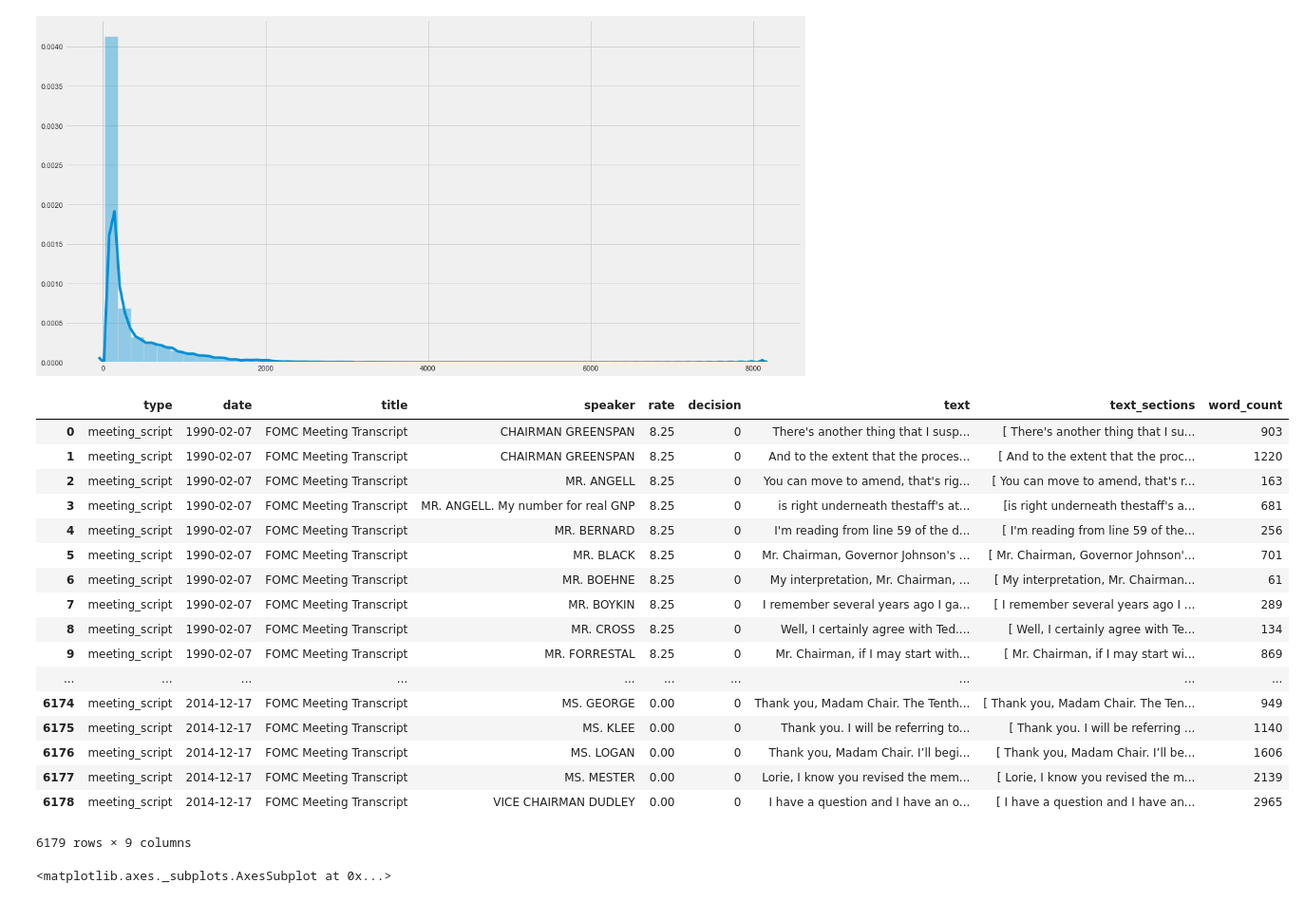
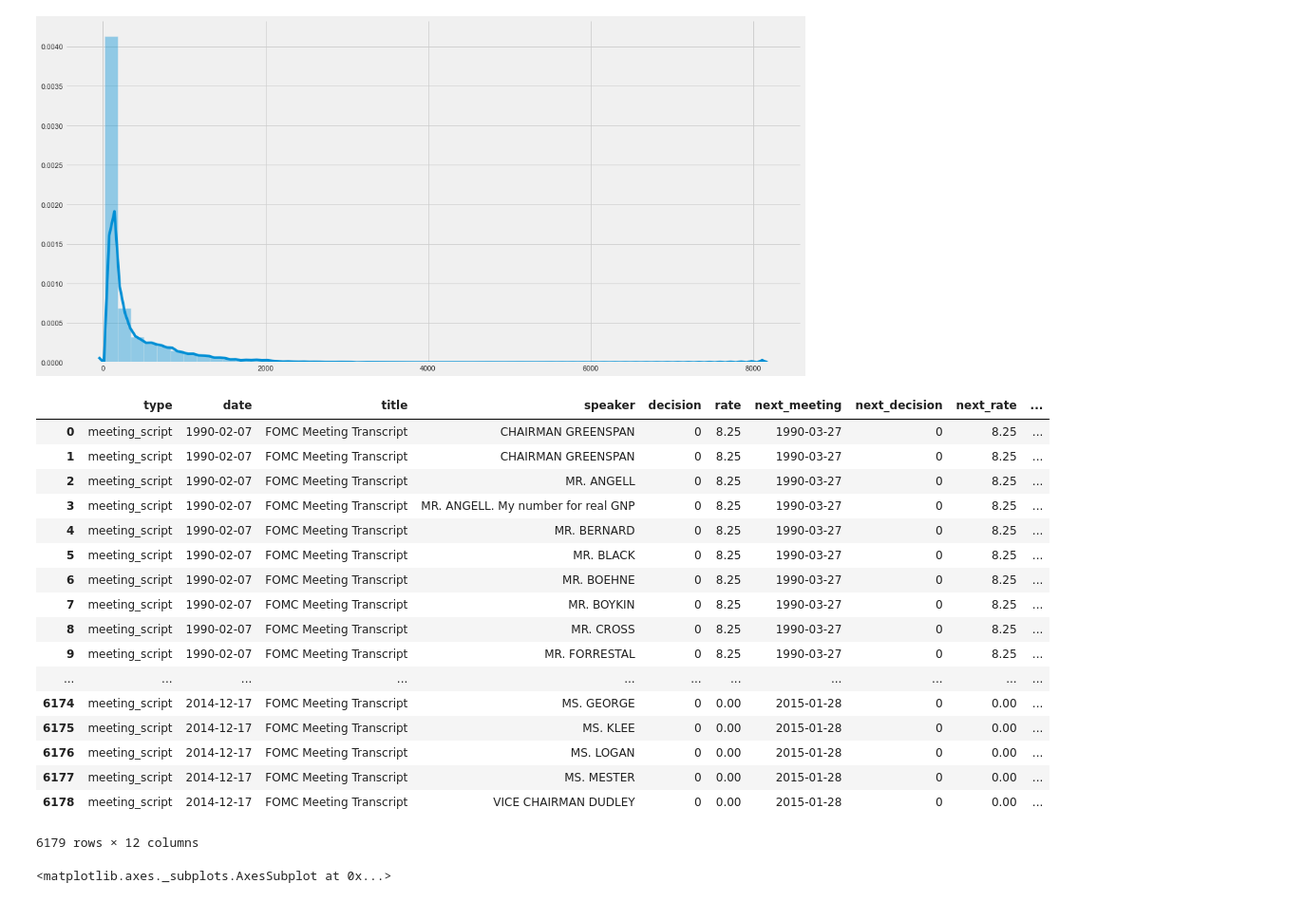
Before and after one commit to yukit-k/centralbank_analysis, a Jupyter notebook: src/3_FOMC_Analysis_Preprocess_Text.ipynb, the cells around one changed output. Shown at 95% size. Cells and saved outputs as stored; diff of their text form; code cells hidden in the pictures.

```diff
--- a/src/3_FOMC_Analysis_Preprocess_Text.ipynb
+++ b/src/3_FOMC_Analysis_Preprocess_Text.ipynb
@@ -1348,30 +1351,30 @@ sns.distplot(meeting_script_speaker_df["word_count"].values, bins=50)
 [figure]
 # %%
 # Combine scripts for the same day.
-meeting_script_speaker_df = meeting_script_speaker_df.groupby(['type', 'date', 'title', 'speaker', 'rate', 'decision'])['text'].apply('[SECTION]'.join).reset_index()
+meeting_script_speaker_df = meeting_script_speaker_df.groupby(['type', 'date', 'title', 'speaker', 'decision', 'rate', 'next_meeting', 'next_decision', 'next_rate'])['text'].apply('[SECTION]'.join).reset_index()
 meeting_script_speaker_df['text_sections'] = meeting_script_speaker_df['text'].map(lambda x: x.split("[SECTION]"))
 meeting_script_speaker_df['text'] = meeting_script_speaker_df['text'].map(lambda x: x.replace("[SECTION]", ""))
 meeting_script_speaker_df['word_count'] = meeting_script_speaker_df['text'].map(get_word_count)
 meeting_script_speaker_df
 # %% [output]
-|  | type | date | title | speaker | rate | decision | text | text_sections | word_count |
-| 0 | meeting_script | 1990-02-07 | FOMC Meeting Transcript | CHAIRMAN GREENSPAN | 8.25 | 0 | There's another thing that I susp... | [ There's another thing that I su... | 903 |
-| 1 | meeting_script | 1990-02-07 | FOMC Meeting Transcript | CHAIRMAN GREENSPAN | 8.25 | 0 | And to the extent that the proces... | [ And to the extent that the proc... | 1220 |
-| 2 | meeting_script | 1990-02-07 | FOMC Meeting Transcript | MR. ANGELL | 8.25 | 0 | You can move to amend, that's rig... | [ You can move to amend, that's r... | 163 |
-| 3 | meeting_script | 1990-02-07 | FOMC Meeting Transcript | MR. ANGELL. My number for real GNP | 8.25 | 0 | is right underneath thestaff's at... | [is right underneath thestaff's a... | 681 |
-| 4 | meeting_script | 1990-02-07 | FOMC Meeting Transcript | MR. BERNARD | 8.25 | 0 | I'm reading from line 59 of the d... | [ I'm reading from line 59 of the... | 256 |
-| 5 | meeting_script | 1990-02-07 | FOMC Meeting Transcript | MR. BLACK | 8.25 | 0 | Mr. Chairman, Governor Johnson's ... | [ Mr. Chairman, Governor Johnson'... | 701 |
-| 6 | meeting_script | 1990-02-07 | FOMC Meeting Transcript | MR. BOEHNE | 8.25 | 0 | My interpretation, Mr. Chairman, ... | [ My interpretation, Mr. Chairman... | 61 |
-| 7 | meeting_script | 1990-02-07 | FOMC Meeting Transcript | MR. BOYKIN | 8.25 | 0 | I remember several years ago I ga... | [ I remember several years ago I ... | 289 |
-| 8 | meeting_script | 1990-02-07 | FOMC Meeting Transcript | MR. CROSS | 8.25 | 0 | Well, I certainly agree with Ted.... | [ Well, I certainly agree with Te... | 134 |
-| 9 | meeting_script | 1990-02-07 | FOMC Meeting Transcript | MR. FORRESTAL | 8.25 | 0 | Mr. Chairman, if I may start with... | [ Mr. Chairman, if I may start wi... | 869 |
-| ... | ... | ... | ... | ... | ... | ... | ... | ... | ... |
-| 6174 | meeting_script | 2014-12-17 | FOMC Meeting Transcript | MS. GEORGE | 0.00 | 0 | Thank you, Madam Chair. The Tenth... | [ Thank you, Madam Chair. The Ten... | 949 |
-| 6175 | meeting_script | 2014-12-17 | FOMC Meeting Transcript | MS. KLEE | 0.00 | 0 | Thank you. I will be referring to... | [ Thank you. I will be referring ... | 1140 |
-| 6176 | meeting_script | 2014-12-17 | FOMC Meeting Transcript | MS. LOGAN | 0.00 | 0 | Thank you, Madam Chair. I’ll begi... | [ Thank you, Madam Chair. I’ll be... | 1606 |
-| 6177 | meeting_script | 2014-12-17 | FOMC Meeting Transcript | MS. MESTER | 0.00 | 0 | Lorie, I know you revised the mem... | [ Lorie, I know you revised the m... | 2139 |
-| 6178 | meeting_script | 2014-12-17 | FOMC Meeting Transcript | VICE CHAIRMAN DUDLEY | 0.00 | 0 | I have a question and I have an o... | [ I have a question and I have an... | 2965 |
+|  | type | date | title | speaker | decision | rate | next_meeting | next_decision | next_rate | ... |
+| 0 | meeting_script | 1990-02-07 | FOMC Meeting Transcript | CHAIRMAN GREENSPAN | 0 | 8.25 | 1990-03-27 | 0 | 8.25 | ... |
+| 1 | meeting_script | 1990-02-07 | FOMC Meeting Transcript | CHAIRMAN GREENSPAN | 0 | 8.25 | 1990-03-27 | 0 | 8.25 | ... |
+| 2 | meeting_script | 1990-02-07 | FOMC Meeting Transcript | MR. ANGELL | 0 | 8.25 | 1990-03-27 | 0 | 8.25 | ... |
+| 3 | meeting_script | 1990-02-07 | FOMC Meeting Transcript | MR. ANGELL. My number for real GNP | 0 | 8.25 | 1990-03-27 | 0 | 8.25 | ... |
+| 4 | meeting_script | 1990-02-07 | FOMC Meeting Transcript | MR. BERNARD | 0 | 8.25 | 1990-03-27 | 0 | 8.25 | ... |
+| 5 | meeting_script | 1990-02-07 | FOMC Meeting Transcript | MR. BLACK | 0 | 8.25 | 1990-03-27 | 0 | 8.25 | ... |
+| 6 | meeting_script | 1990-02-07 | FOMC Meeting Transcript | MR. BOEHNE | 0 | 8.25 | 1990-03-27 | 0 | 8.25 | ... |
+| 7 | meeting_script | 1990-02-07 | FOMC Meeting Transcript | MR. BOYKIN | 0 | 8.25 | 1990-03-27 | 0 | 8.25 | ... |
+| 8 | meeting_script | 1990-02-07 | FOMC Meeting Transcript | MR. CROSS | 0 | 8.25 | 1990-03-27 | 0 | 8.25 | ... |
+| 9 | meeting_script | 1990-02-07 | FOMC Meeting Transcript | MR. FORRESTAL | 0 | 8.25 | 1990-03-27 | 0 | 8.25 | ... |
+| ... | ... | ... | ... | ... | ... | ... | ... | ... | ... | ... |
+| 6174 | meeting_script | 2014-12-17 | FOMC Meeting Transcript | MS. GEORGE | 0 | 0.00 | 2015-01-28 | 0 | 0.00 | ... |
+| 6175 | meeting_script | 2014-12-17 | FOMC Meeting Transcript | MS. KLEE | 0 | 0.00 | 2015-01-28 | 0 | 0.00 | ... |
+| 6176 | meeting_script | 2014-12-17 | FOMC Meeting Transcript | MS. LOGAN | 0 | 0.00 | 2015-01-28 | 0 | 0.00 | ... |
+| 6177 | meeting_script | 2014-12-17 | FOMC Meeting Transcript | MS. MESTER | 0 | 0.00 | 2015-01-28 | 0 | 0.00 | ... |
+| 6178 | meeting_script | 2014-12-17 | FOMC Meeting Transcript | VICE CHAIRMAN DUDLEY | 0 | 0.00 | 2015-01-28 | 0 | 0.00 | ... |
-6179 rows × 9 columns
+6179 rows × 12 columns
 # %%
 sns.distplot(meeting_script_speaker_df["word_count"].values, bins=50)
 # %% [output]
```
Also changed, not shown: parts of 7 cells of this notebook.
